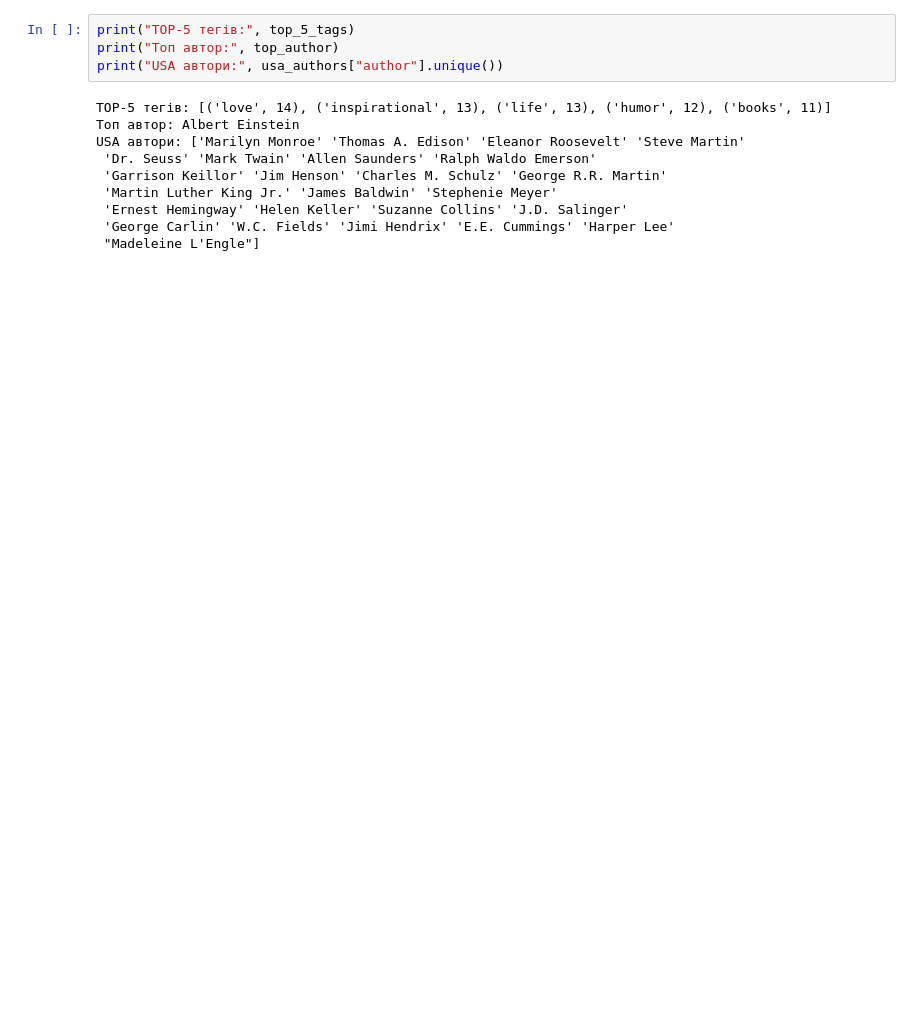
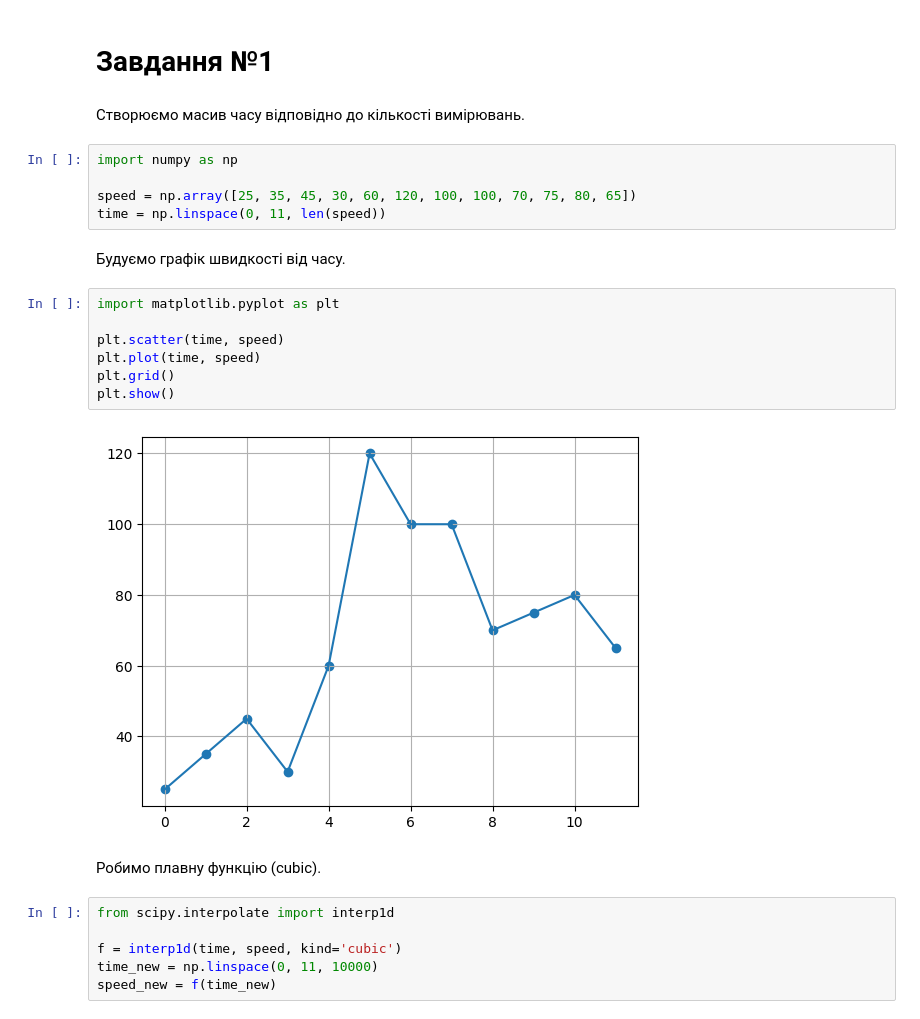
Before and after one commit to iandrukhiv-cell/addressbook-python, a Jupyter notebook: Андрухів_Ілона_Володимирівна_Основи_аналітики_ДЗ4.ipynb, the cells around one changed output. Cells and saved outputs as stored; diff of their text form; blank space fills up the shorter version.

```diff
--- a/Андрухів_Ілона_Володимирівна_Основи_аналітики_ДЗ4.ipynb
+++ b/Андрухів_Ілона_Володимирівна_Основи_аналітики_ДЗ4.ipynb
@@ -248,14 +3,28 @@ array(['Marilyn Monroe', 'Thomas A. Edison', 'Eleanor Roosevelt',
-# %%
-print("TOP-5 тегів:", top_5_tags)
-print("Топ автор:", top_author)
-print("USA автори:", usa_authors["author"].unique())
-# %% [output]
-TOP-5 тегів: [('love', 14), ('inspirational', 13), ('life', 13), ('humor', 12), ('books', 11)]
-Топ автор: Albert Einstein
-USA автори: ['Marilyn Monroe' 'Thomas A. Edison' 'Eleanor Roosevelt' 'Steve Martin'
- 'Dr. Seuss' 'Mark Twain' 'Allen Saunders' 'Ralph Waldo Emerson'
- 'Garrison Keillor' 'Jim Henson' 'Charles M. Schulz' 'George R.R. Martin'
- 'Martin Luther King Jr.' 'James Baldwin' 'Stephenie Meyer'
- 'Ernest Hemingway' 'Helen Keller' 'Suzanne Collins' 'J.D. Salinger'
- 'George Carlin' 'W.C. Fields' 'Jimi Hendrix' 'E.E. Cummings' 'Harper Lee'
- "Madeleine L'Engle"]
+# %% [markdown]
+# Завдання №1
+# %% [markdown]
+Створюємо масив часу відповідно до кількості вимірювань.
+# %%
+import numpy as np
+
+speed = np.array([25, 35, 45, 30, 60, 120, 100, 100, 70, 75, 80, 65])
+time = np.linspace(0, 11, len(speed))
+# %% [markdown]
+Будуємо графік швидкості від часу.
+# %%
+import matplotlib.pyplot as plt
+
+plt.scatter(time, speed)
+plt.plot(time, speed)
+plt.grid()
+plt.show()
+# %% [output]
+[figure, added]
+# %% [markdown]
+Робимо плавну функцію (cubic).
+# %%
+from scipy.interpolate import interp1d
+
+f = interp1d(time, speed, kind='cubic')
+time_new = np.linspace(0, 11, 10000)
+speed_new = f(time_new)
```
Also changed, not shown: parts of 54 cells of this notebook.
